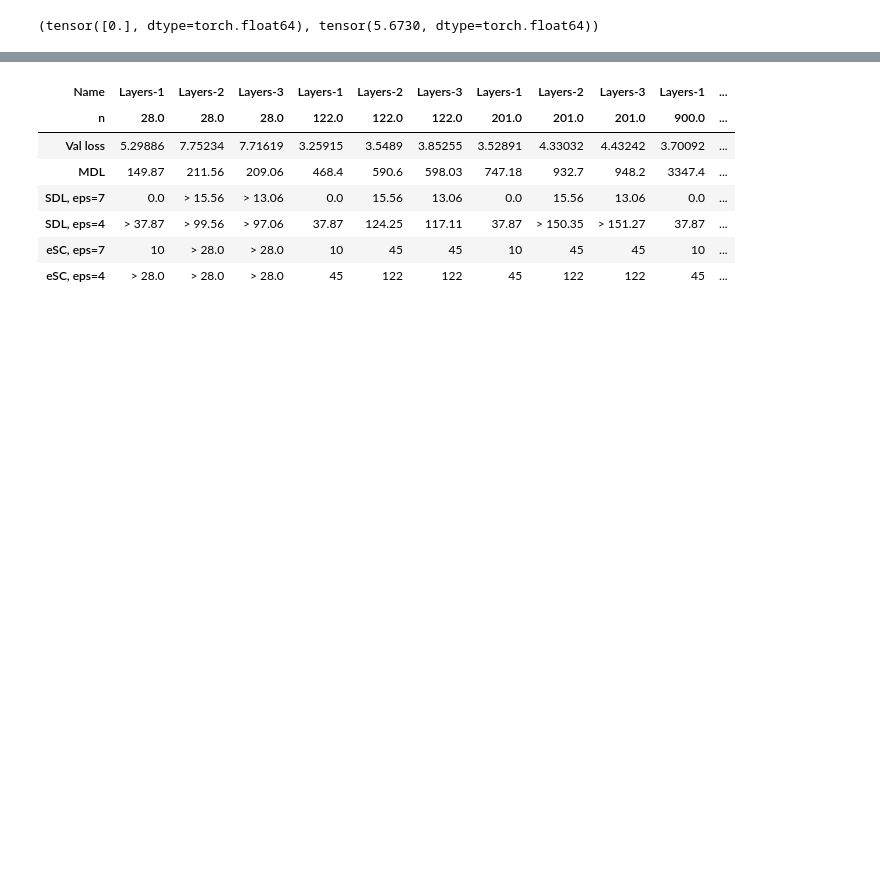
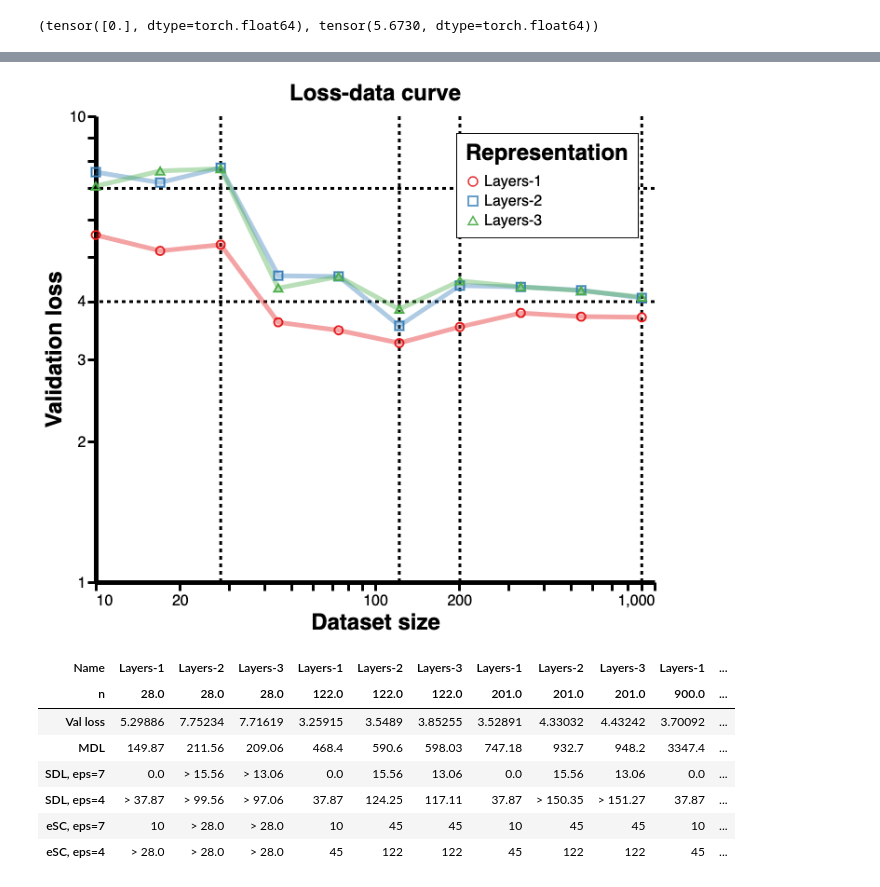
Before and after one commit to kevtimova/reprieve, a Jupyter notebook: examples/example-spectral.ipynb, the cells around one changed output, grey strips where cells are left out. Cells and saved outputs as stored; diff of their text form; code cells hidden in the pictures; blank space fills up the shorter version.

Commit message:
load plots

```diff
--- a/examples/example-spectral.ipynb
+++ b/examples/example-spectral.ipynb
@@ -142,6 +142,11 @@ epsilons = [7, 4]
 reprieve.render_curve(outcome_df, ns, epsilons)
 # %% [output]
 [interactive output not drawn]
+# %%
+from IPython.display import Image
+Image(filename='/Users/kati/Documents/CDS/research/IB/notes/smoother.png')
+# %% [output]
+[figure, added]
 # %%
 # compute VA, MDL, SDL, and eSC for both representations
 metrics_df = reprieve.compute_metrics(outcome_df, ns, epsilons)
```
Also changed, not shown: parts of 1 cell of this notebook.
